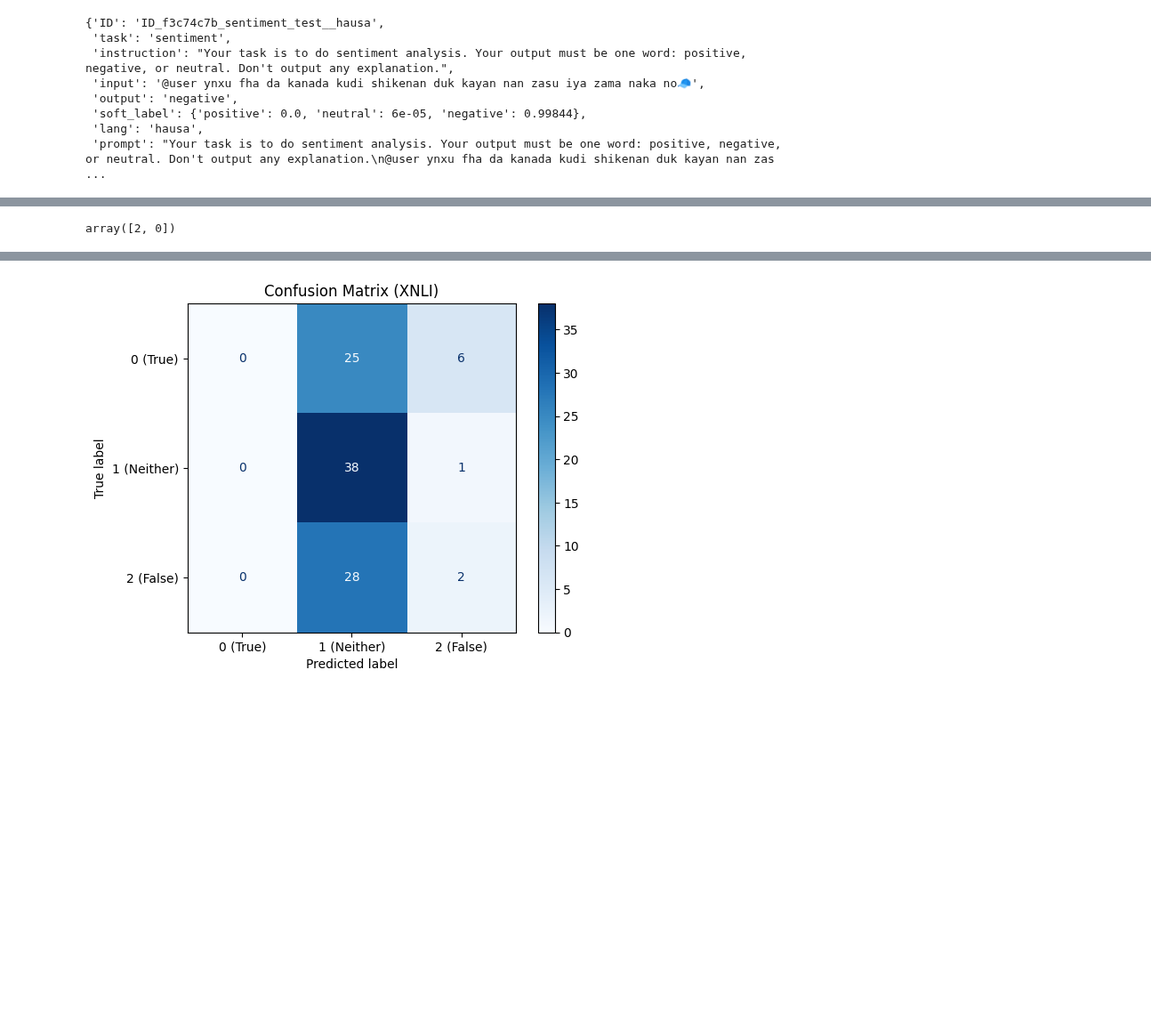
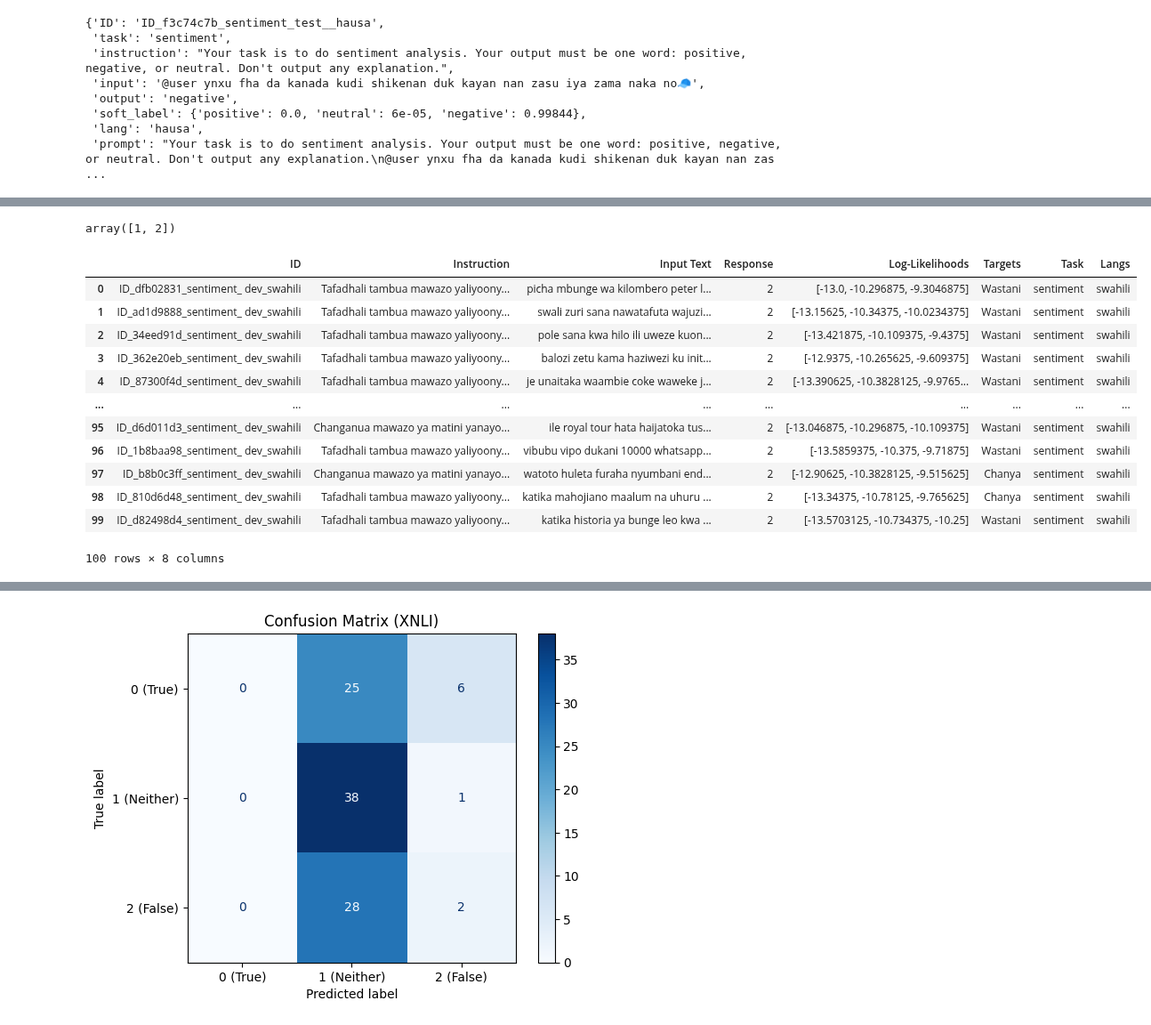
Before and after one commit to melissafasol/InkubaLM-Challenge, a Jupyter notebook: notebooks_ab/distillation.ipynb, the cells around one changed output, grey strips where cells are left out. Shown at 89% size. Saved outputs shown, nothing was run; the diff lists cells and outputs as text; code cells hidden in the pictures; blank space fills up the shorter version.

```diff
--- a/notebooks_ab/distillation.ipynb
+++ b/notebooks_ab/distillation.ipynb
@@ -719,10 +716,26 @@ hau_xnli.head()
 # %%
-hau_xnli['Response'].unique()
+swa_xnli['Response'].unique()
 # %% [output]
-array([2, 0])
+array([1, 2])
 # %%
 swa_sent = pd.read_csv(os.path.join(output_path,"swa_sent_prediction_dev.csv"))
 hau_sent = pd.read_csv(os.path.join(output_path,"hau_sent_prediction_dev.csv"))
+# %%
+swa_sent
+# %% [output]
+|  | ID | Instruction | Input Text | Response | Log-Likelihoods | Targets | Task | Langs |
+| 0 | ID_dfb02831_sentiment_ dev_swahili | Tafadhali tambua mawazo yaliyoony... | picha mbunge wa kilombero peter l... | 2 | [-13.0, -10.296875, -9.3046875] | Wastani | sentiment | swahili |
+| 1 | ID_ad1d9888_sentiment_ dev_swahili | Tafadhali tambua mawazo yaliyoony... | swali zuri sana nawatafuta wajuzi... | 2 | [-13.15625, -10.34375, -10.0234375] | Wastani | sentiment | swahili |
+| 2 | ID_34eed91d_sentiment_ dev_swahili | Tafadhali tambua mawazo yaliyoony... | pole sana kwa hilo ili uweze kuon... | 2 | [-13.421875, -10.109375, -9.4375] | Wastani | sentiment | swahili |
+| 3 | ID_362e20eb_sentiment_ dev_swahili | Tafadhali tambua mawazo yaliyoony... | balozi zetu kama haziwezi ku init... | 2 | [-12.9375, -10.265625, -9.609375] | Wastani | sentiment | swahili |
+| 4 | ID_87300f4d_sentiment_ dev_swahili | Tafadhali tambua mawazo yaliyoony... | je unaitaka waambie coke waweke j... | 2 | [-13.390625, -10.3828125, -9.9765... | Wastani | sentiment | swahili |
+| ... | ... | ... | ... | ... | ... | ... | ... | ... |
+| 95 | ID_d6d011d3_sentiment_ dev_swahili | Changanua mawazo ya matini yanayo... | ile royal tour hata haijatoka tus... | 2 | [-13.046875, -10.296875, -10.109375] | Wastani | sentiment | swahili |
+| 96 | ID_1b8baa98_sentiment_ dev_swahili | Tafadhali tambua mawazo yaliyoony... | vibubu vipo dukani 10000 whatsapp... | 2 | [-13.5859375, -10.375, -9.71875] | Wastani | sentiment | swahili |
+| 97 | ID_b8b0c3ff_sentiment_ dev_swahili | Changanua mawazo ya matini yanayo... | watoto huleta furaha nyumbani end... | 2 | [-12.90625, -10.3828125, -9.515625] | Chanya | sentiment | swahili |
+| 98 | ID_810d6d48_sentiment_ dev_swahili | Tafadhali tambua mawazo yaliyoony... | katika mahojiano maalum na uhuru ... | 2 | [-13.34375, -10.78125, -9.765625] | Chanya | sentiment | swahili |
+| 99 | ID_d82498d4_sentiment_ dev_swahili | Tafadhali tambua mawazo yaliyoony... | katika historia ya bunge leo kwa ... | 2 | [-13.5703125, -10.734375, -10.25] | Wastani | sentiment | swahili |
+100 rows × 8 columns
 # %%
 target_labels = ['Kyakkyawa', 'Tsaka-tsaki', 'Korau']
 
```
Also changed, not shown: parts of 18 cells of this notebook.
